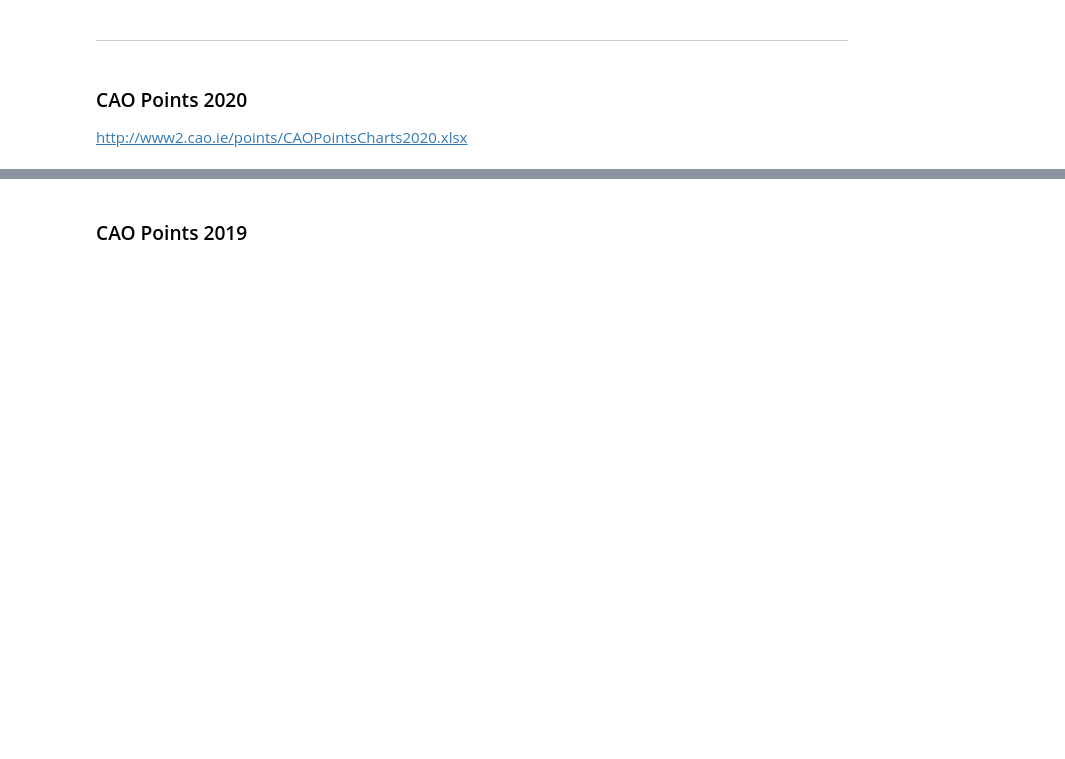
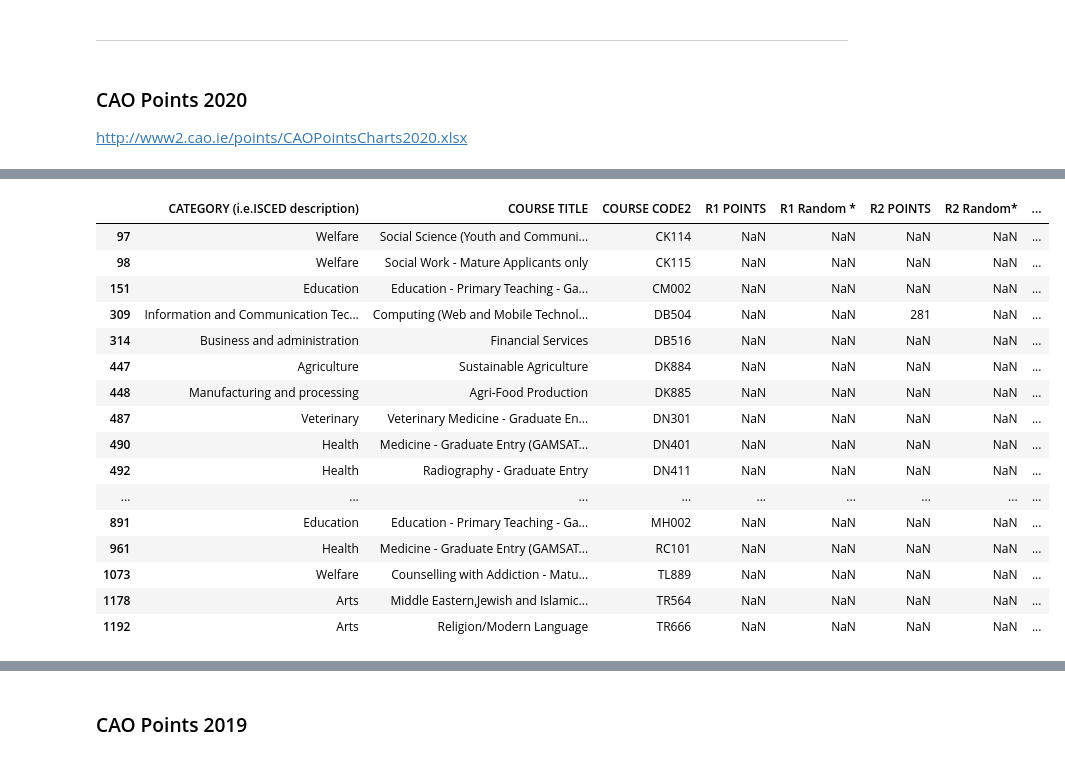
Before and after one commit to donneger/data_analysis_assessment, a Jupyter notebook: cao.ipynb, the cells around one changed output, grey strips where cells are left out. Drawn from its saved outputs; the diff is of its cells as text; code cells hidden in the pictures; blank space fills up the shorter version.

Commit message:
First look in detail at the 2020 cao data

```diff
--- a/cao.ipynb
+++ b/cao.ipynb
@@ -267,0 +258,4 @@ courses2020
+# %%
+#Get and check the level 8 courses only.
+df2020_lvl8 = df2020[df2020['LEVEL']==8]
+df2020_lvl8.info()
@@ -267,0 +280,23 @@ courses2020
+# %%
+# Have a look at the 2020 courses that have no R1 Points data, not sure why so, maybe no applicants, anyway these will be excluded from the analysis.
+nullpoints = pd.isnull(df2020_lvl8['R1 POINTS'])
+# There are 19 courses with no points.
+df2020_lvl8[nullpoints]
+# %% [output]
+|  | CATEGORY (i.e.ISCED description) | COURSE TITLE | COURSE CODE2 | R1 POINTS | R1 Random * | R2 POINTS | R2 Random* | ... |
+| 97 | Welfare | Social Science (Youth and Communi... | CK114 | NaN | NaN | NaN | NaN | ... |
+| 98 | Welfare | Social Work - Mature Applicants only | CK115 | NaN | NaN | NaN | NaN | ... |
+| 151 | Education | Education - Primary Teaching - Ga... | CM002 | NaN | NaN | NaN | NaN | ... |
+| 309 | Information and Communication Tec... | Computing (Web and Mobile Technol... | DB504 | NaN | NaN | 281 | NaN | ... |
+| 314 | Business and administration | Financial Services | DB516 | NaN | NaN | NaN | NaN | ... |
+| 447 | Agriculture | Sustainable Agriculture | DK884 | NaN | NaN | NaN | NaN | ... |
+| 448 | Manufacturing and processing | Agri-Food Production | DK885 | NaN | NaN | NaN | NaN | ... |
+| 487 | Veterinary | Veterinary Medicine - Graduate En... | DN301 | NaN | NaN | NaN | NaN | ... |
+| 490 | Health | Medicine - Graduate Entry (GAMSAT... | DN401 | NaN | NaN | NaN | NaN | ... |
+| 492 | Health | Radiography - Graduate Entry | DN411 | NaN | NaN | NaN | NaN | ... |
+| ... | ... | ... | ... | ... | ... | ... | ... | ... |
+| 891 | Education | Education - Primary Teaching - Ga... | MH002 | NaN | NaN | NaN | NaN | ... |
+| 961 | Health | Medicine - Graduate Entry (GAMSAT... | RC101 | NaN | NaN | NaN | NaN | ... |
+| 1073 | Welfare | Counselling with Addiction - Matu... | TL889 | NaN | NaN | NaN | NaN | ... |
+| 1178 | Arts | Middle Eastern,Jewish and Islamic... | TR564 | NaN | NaN | NaN | NaN | ... |
+| 1192 | Arts | Religion/Modern Language | TR666 | NaN | NaN | NaN | NaN | ... |
```
Also changed, not shown: parts of 19 cells of this notebook.
